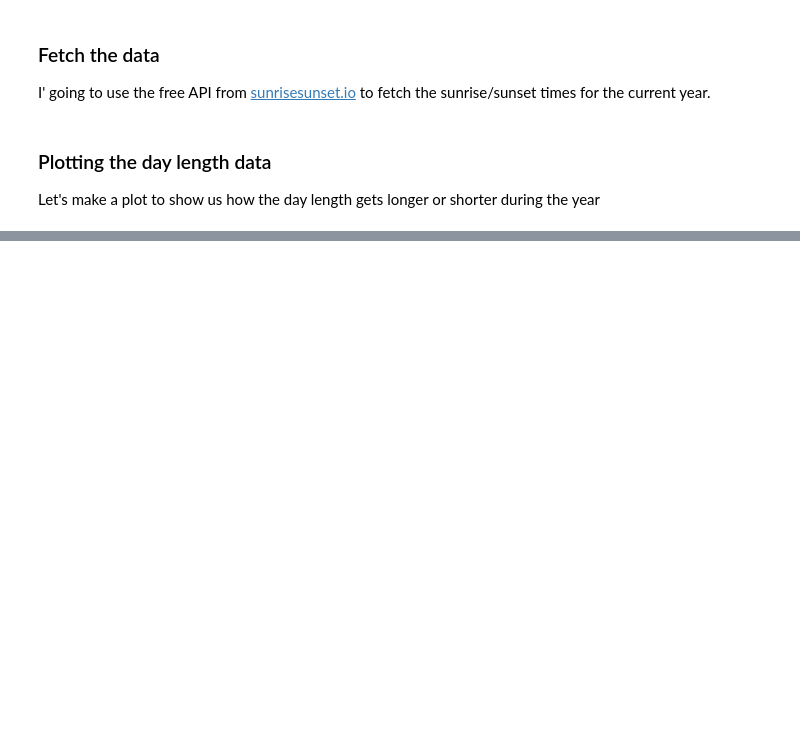
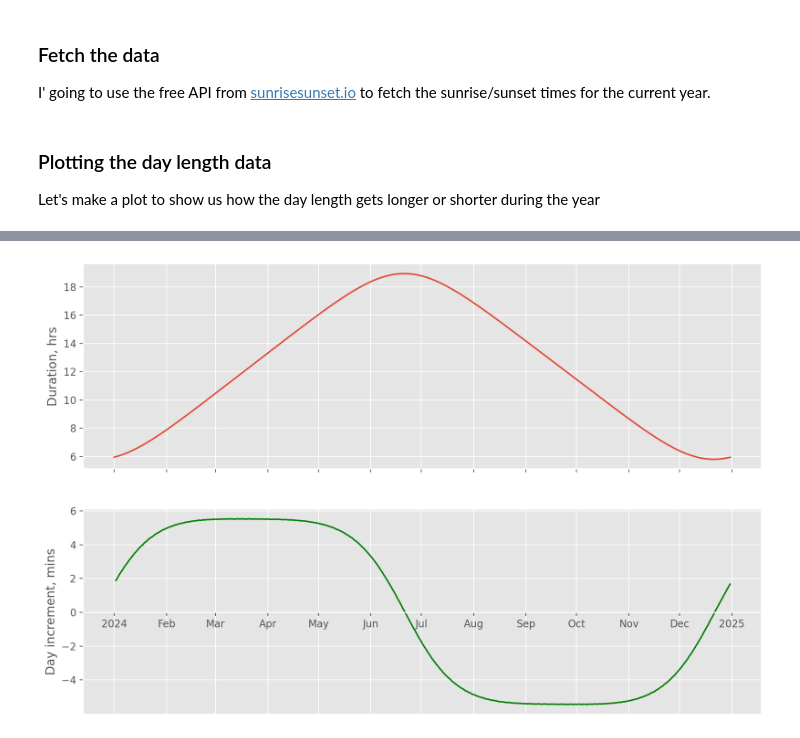
Before and after one commit to tindandelion/days-of-light, a Jupyter notebook: days-of-light.ipynb, the cells around one changed output, grey strips where cells are left out. Drawn from its saved outputs; the diff is of its cells as text; code cells hidden in the pictures; blank space fills up the shorter version.

```diff
--- a/days-of-light.ipynb
+++ b/days-of-light.ipynb
@@ -77,0 +82,35 @@ ax.spines['right'].set_visible(False)
+# %%
+import numpy as np
+import matplotlib.pyplot as plt
+import matplotlib.dates as mdates
+%matplotlib inline
+%config InlineBackend.figure_format='retina'
+
+plt.style.use('ggplot')
+
+data = request_day_length_data(Helsinki)
+
+
+xx = [d.date for d in data]
+duration_yy = np.array([d.as_hours() for d in data])
+duration_incr_yy = np.ediff1d(duration_yy) * 60
+
+fig, (ax1, ax2) = plt.subplots(figsize=(12, 8), nrows=2, sharex=True)
+
+
+ax1.plot(xx, duration_yy)
+ax1.set_ylabel('Duration, hrs')
+
+ax1.xaxis.set_major_locator(mdates.MonthLocator())
+ax1.xaxis.set_major_formatter(mdates.ConciseDateFormatter(ax.xaxis.get_major_locator()))
+ax1.spines['top'].set_visible(False)
+ax1.spines['right'].set_visible(False)
+
+ax2.plot(xx[1:], duration_incr_yy, color='green')
+
+ax2.set_ylabel('Day increment, mins')
+ax2.spines['top'].set_visible(False)
+ax2.spines['right'].set_visible(False)
+ax2.spines['bottom'].set_position('zero')
+# %% [output]
+[figure, added]
```
Also changed, not shown: parts of 3 cells of this notebook.
